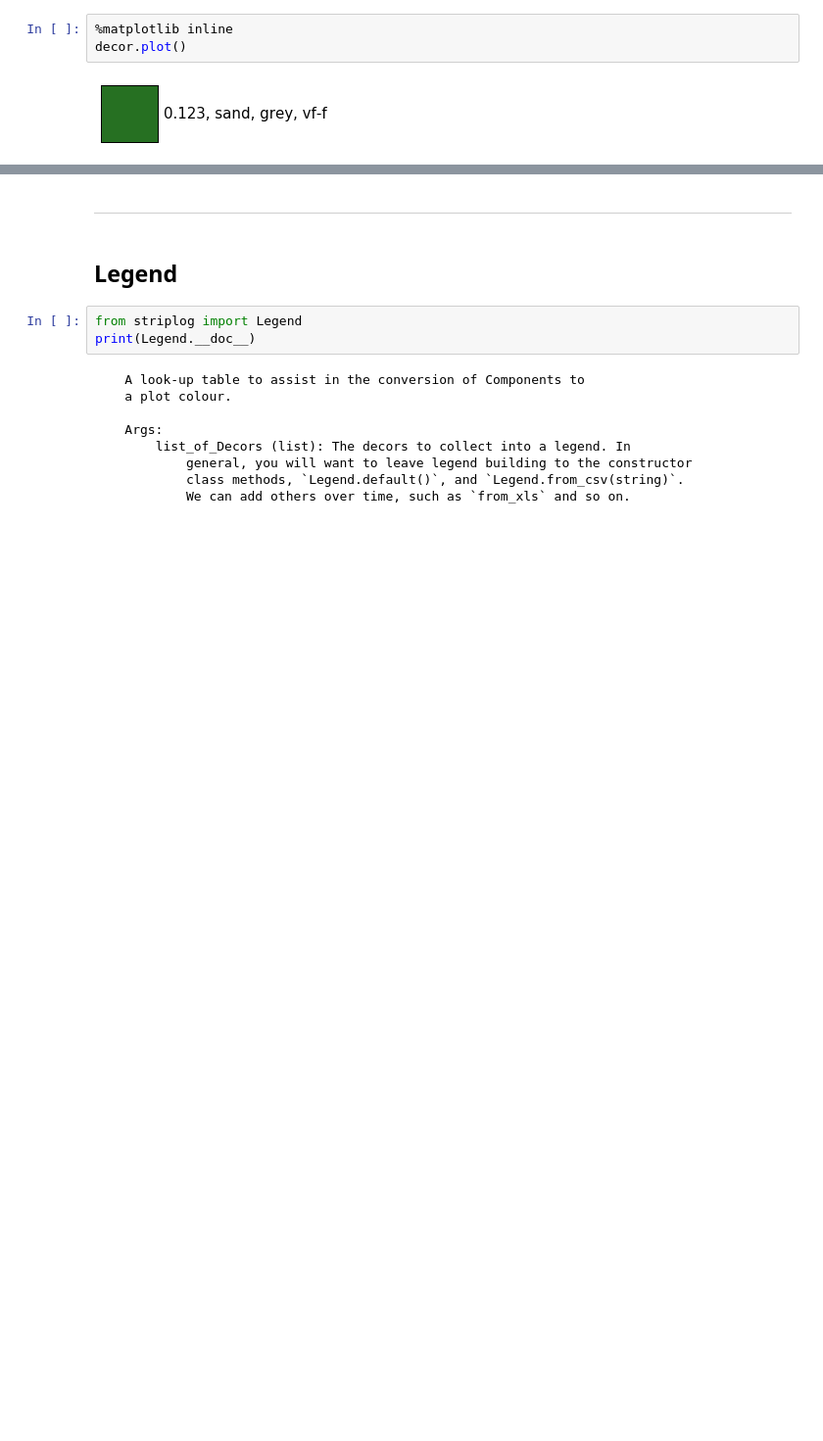
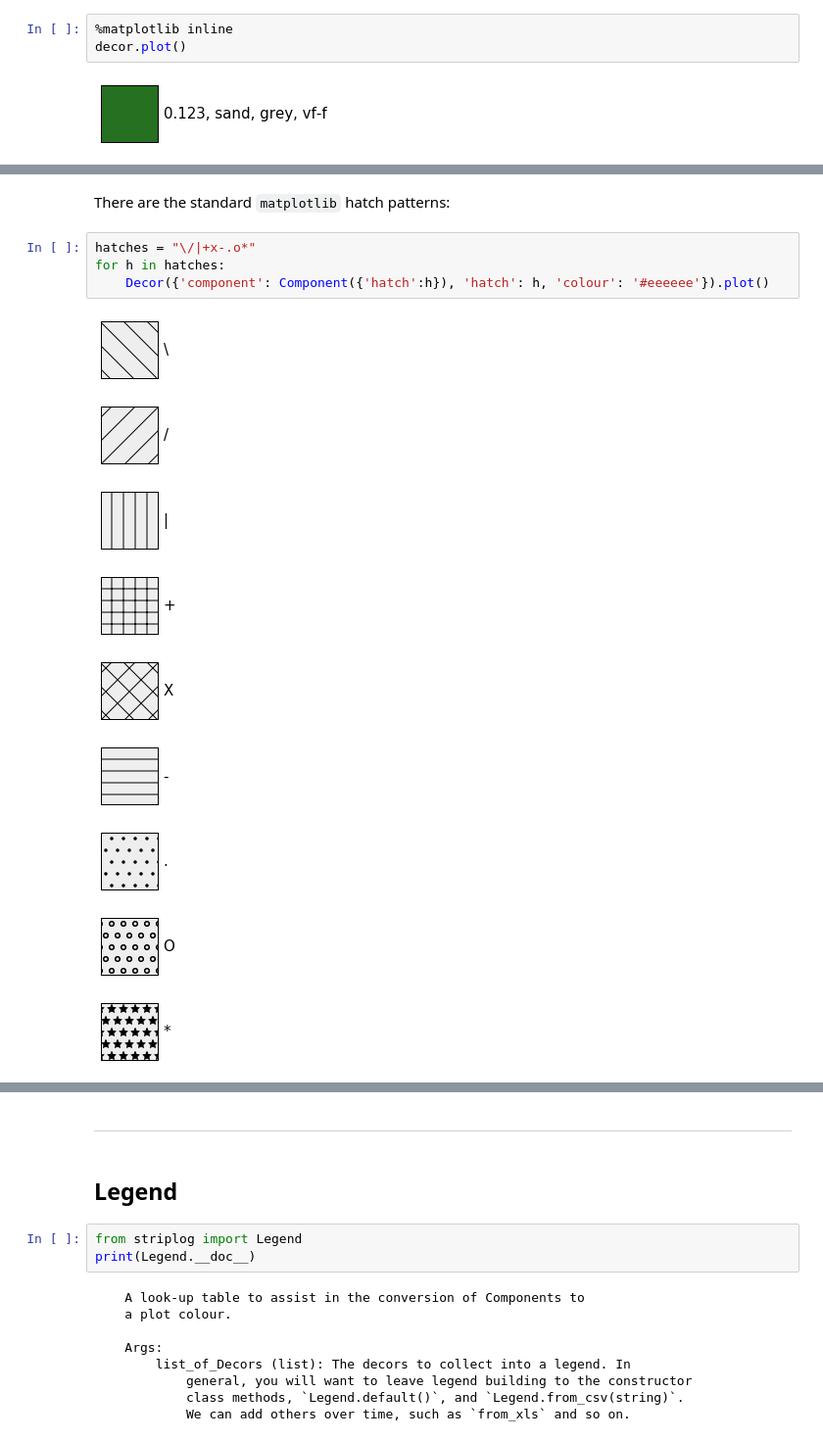
Before and after one commit to agilescientific/striplog, a Jupyter notebook: tutorial/Display_objects.ipynb, the cells around one changed output, grey strips where cells are left out. Shown at 98% size. Saved outputs shown, nothing was run; the diff lists cells and outputs as text; blank space fills up the shorter version.

```diff
--- a/tutorial/Display_objects.ipynb
+++ b/tutorial/Display_objects.ipynb
@@ -93,0 +119,16 @@ decor.plot()
+# %% [markdown]
+There are the standard `matplotlib` hatch patterns:
+# %%
+hatches = "\/|+x-.o*"
+for h in hatches:
+    Decor({'component': Component({'hatch':h}), 'hatch': h, 'colour': '#eeeeee'}).plot()
+# %% [output]
+[figure, added]
+[figure, added]
+[figure, added]
+[figure, added]
+[figure, added]
+[figure, added]
+[figure, added]
+[figure, added]
+[figure, added]
```
Also changed, not shown: parts of 26 cells of this notebook, 5 other files.
